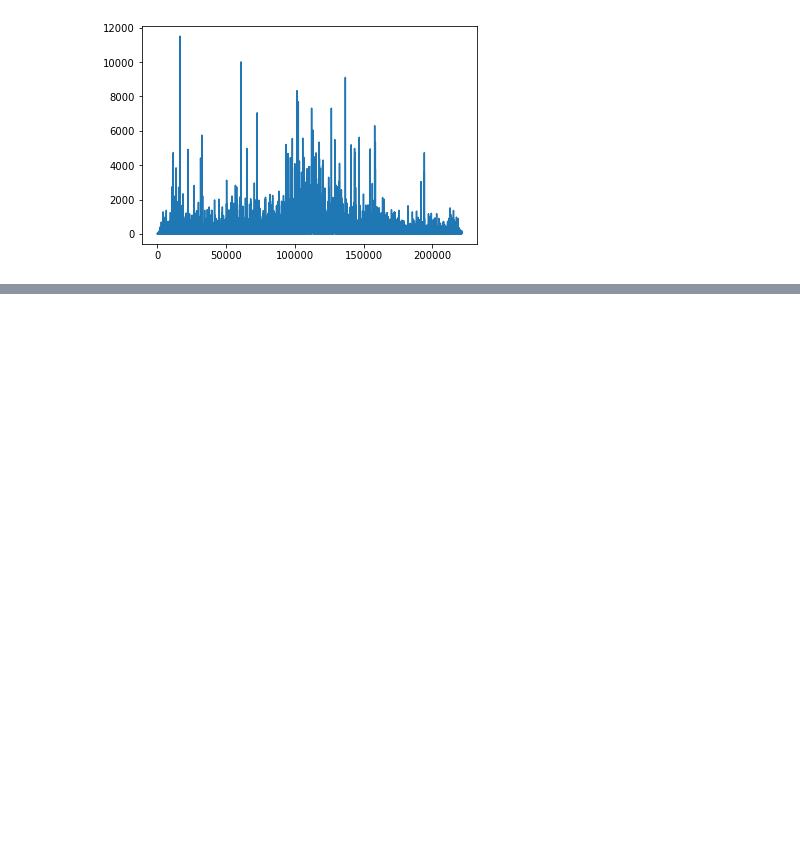
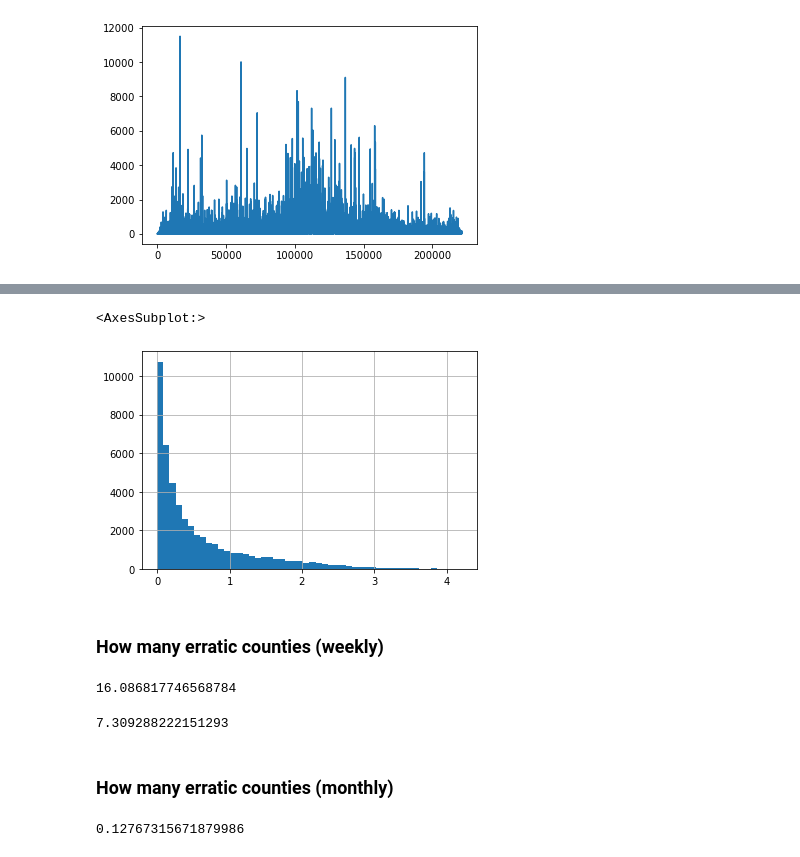
Before and after one commit to m-gaster/Twitter-Conspiracies, a Jupyter notebook: Geo Cross Referencing/Merging County Info.ipynb, the cells around one changed output, grey strips where cells are left out. Cells and saved outputs as stored; diff of their text form; code cells hidden in the pictures; blank space fills up the shorter version.

```diff
--- a/Geo Cross Referencing/Merging County Info.ipynb
+++ b/Geo Cross Referencing/Merging County Info.ipynb
@@ -283,0 +338,21 @@ weeks_df
+# %%
+months_df[months_df['Outlier Score - Cases']>0]['Outlier Score - Cases'].hist(bins=50)
+# %% [output]
+<AxesSubplot:>
+[figure, added]
+# %% [markdown]
+### How many erratic counties (weekly)
+# %%
+(len(weeks_df[weeks_df['Outlier Score - Cases'] > 4].index.unique()) / len(weeks_df.index.unique())) * 100
+# %% [output]
+16.086817746568784
+# %%
+(len(weeks_df[weeks_df['Outlier Score - Deaths'] > 7].index.unique()) / len(weeks_df.index.unique())) * 100
+# %% [output]
+7.309288222151293
+# %% [markdown]
+### How many erratic counties (monthly)
+# %%
+(len(months_df[months_df['Outlier Score - Cases'] > 4].index.unique()) / len(months_df.index.unique())) * 100
+# %% [output]
+0.12767315671879986
```
Also changed, not shown: parts of 19 cells of this notebook.
